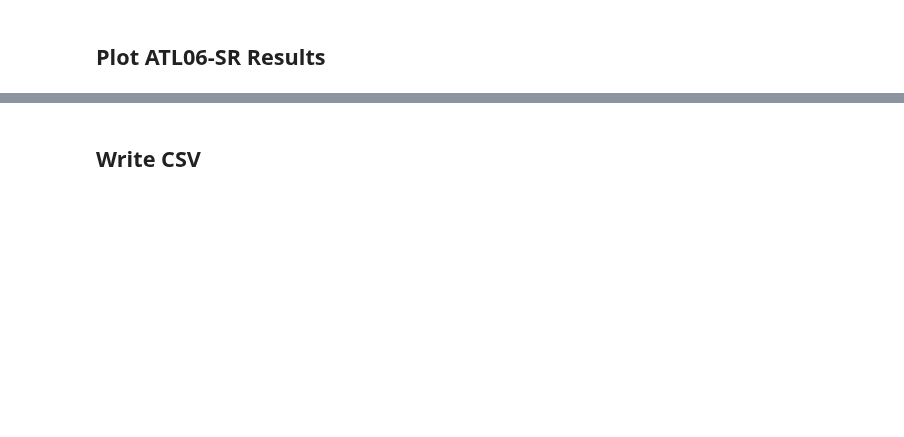
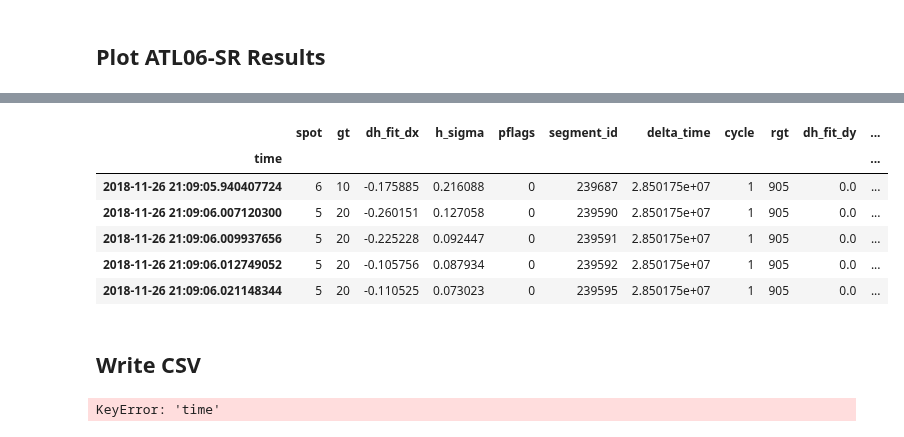
Before and after one commit to CryoGARS-Glaciology/ICESat2-snow-code, a Jupyter notebook: Sliderule_ICESat2_download.ipynb, the cells around one changed output, grey strips where cells are left out. Drawn from its saved outputs; the diff is of its cells as text; code cells hidden in the pictures; blank space fills up the shorter version.

```diff
--- a/Sliderule_ICESat2_download.ipynb
+++ b/Sliderule_ICESat2_download.ipynb
@@ -147,7 +146,21 @@ ax.plot(region_lon, region_lat, linewidth=1, color='g');
 # %%
-atl06_sr['Latitude'] = atl06_sr['geometry'].x
-atl06_sr['Longitude'] = atl06_sr['geometry'].y
+#Set utmzone code - utm zone 11:32611
+utm_code = 'epsg:32611'
+
+atl06_sr['Longitude'] = atl06_sr['geometry'].x
+atl06_sr['Latitude'] = atl06_sr['geometry'].y
+eastnorths = atl06_sr['geometry'].to_crs(utm_code)
+atl06_sr['Easting'] = eastnorths.x
+atl06_sr['Northing'] = eastnorths.y
 atl06_sr.head()
+# %% [output]
+|  | spot | gt | dh_fit_dx | h_sigma | pflags | segment_id | delta_time | cycle | rgt | dh_fit_dy | ... |
+| time |  |  |  |  |  |  |  |  |  |  | ... |
+| 2018-11-26 21:09:05.940407724 | 6 | 10 | -0.175885 | 0.216088 | 0 | 239687 | 2.850175e+07 | 1 | 905 | 0.0 | ... |
+| 2018-11-26 21:09:06.007120300 | 5 | 20 | -0.260151 | 0.127058 | 0 | 239590 | 2.850175e+07 | 1 | 905 | 0.0 | ... |
+| 2018-11-26 21:09:06.009937656 | 5 | 20 | -0.225228 | 0.092447 | 0 | 239591 | 2.850175e+07 | 1 | 905 | 0.0 | ... |
+| 2018-11-26 21:09:06.012749052 | 5 | 20 | -0.105756 | 0.087934 | 0 | 239592 | 2.850175e+07 | 1 | 905 | 0.0 | ... |
+| 2018-11-26 21:09:06.021148344 | 5 | 20 | -0.110525 | 0.073023 | 0 | 239595 | 2.850175e+07 | 1 | 905 | 0.0 | ... |
 # %% [markdown]
 ## Write CSV
 # %%
@@ -154,0 +168,4 @@ atl06_sr.to_csv("DryCreek/DCEW-ICESat2-ATL06sr-atl08class.csv")
+# %%
+atl06_sr['time']
+# %% [output]
+KeyError: 'time'
```
Also changed, not shown: parts of 7 cells of this notebook, 1 other file.
